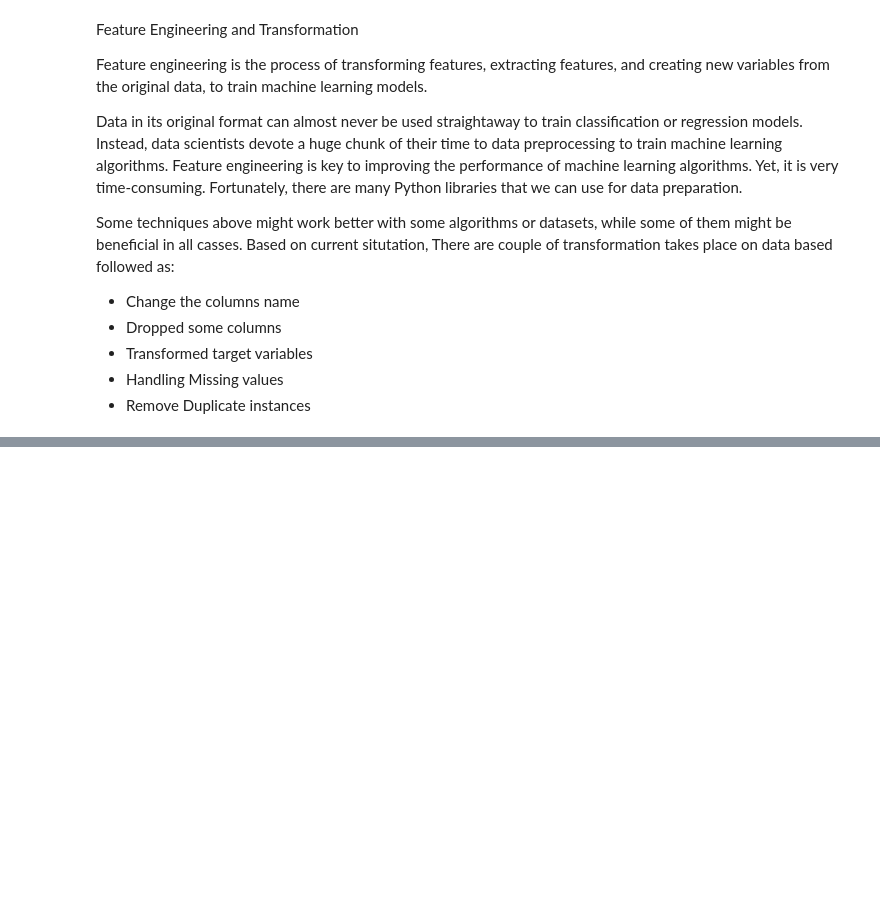
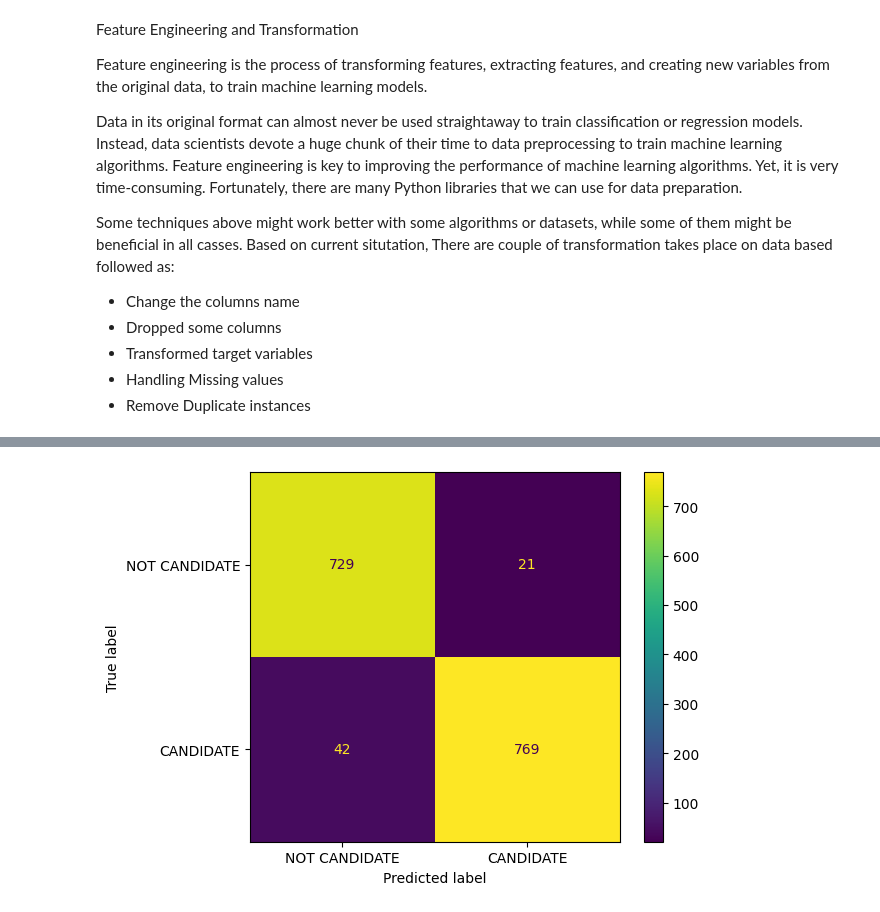
Before and after one commit to Shashanksai6/255_finalproject, a Jupyter notebook: CMPE_255_Exoplanets_Classification_ipynb.ipynb, the cells around one changed output, grey strips where cells are left out. Saved outputs shown, nothing was run; the diff lists cells and outputs as text; code cells hidden in the pictures; blank space fills up the shorter version.

```diff
--- a/CMPE_255_Exoplanets_Classification_ipynb.ipynb
+++ b/CMPE_255_Exoplanets_Classification_ipynb.ipynb
@@ -246,0 +351,8 @@ Fitting 3 folds for each of 100 candidates, totalling 300 fits
+# %%
+from sklearn.metrics import classification_report
+from sklearn.metrics import confusion_matrix, ConfusionMatrixDisplay
+
+
+y_pred = best_model.predict(X_test)
+target_names = ['NOT CANDIDATE','CANDIDATE']
+print(classification_report(y_test, y_pred, target_names=target_names))
@@ -246,0 +368,7 @@ Fitting 3 folds for each of 100 candidates, totalling 300 fits
+# %%
+cm = confusion_matrix(y_test, y_pred)
+disp = ConfusionMatrixDisplay(confusion_matrix=cm, display_labels=target_names)
+disp.plot()
+plt.show()
+# %% [output]
+[figure, added]
```
Also changed, not shown: parts of 22 cells of this notebook, 1 other file.
